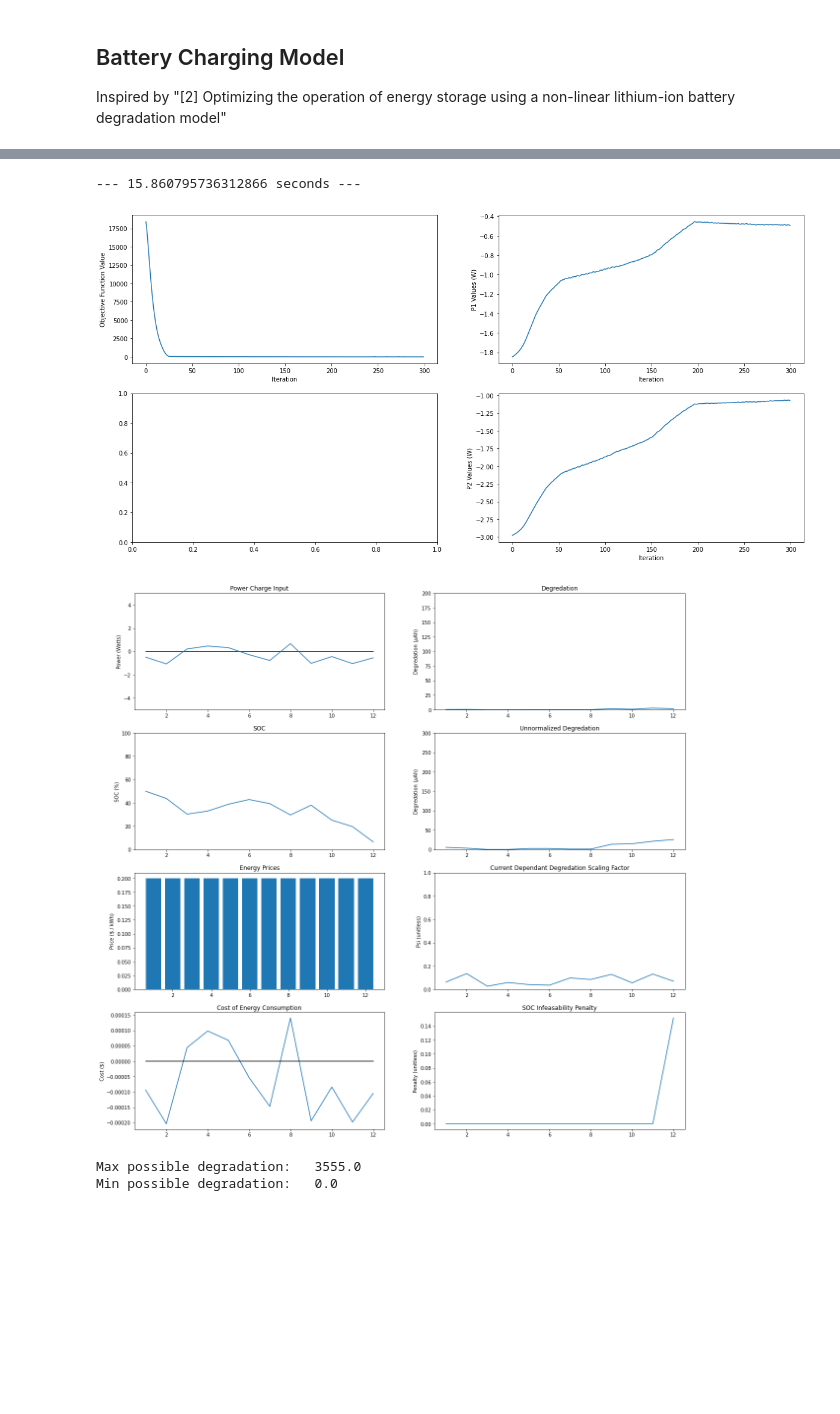
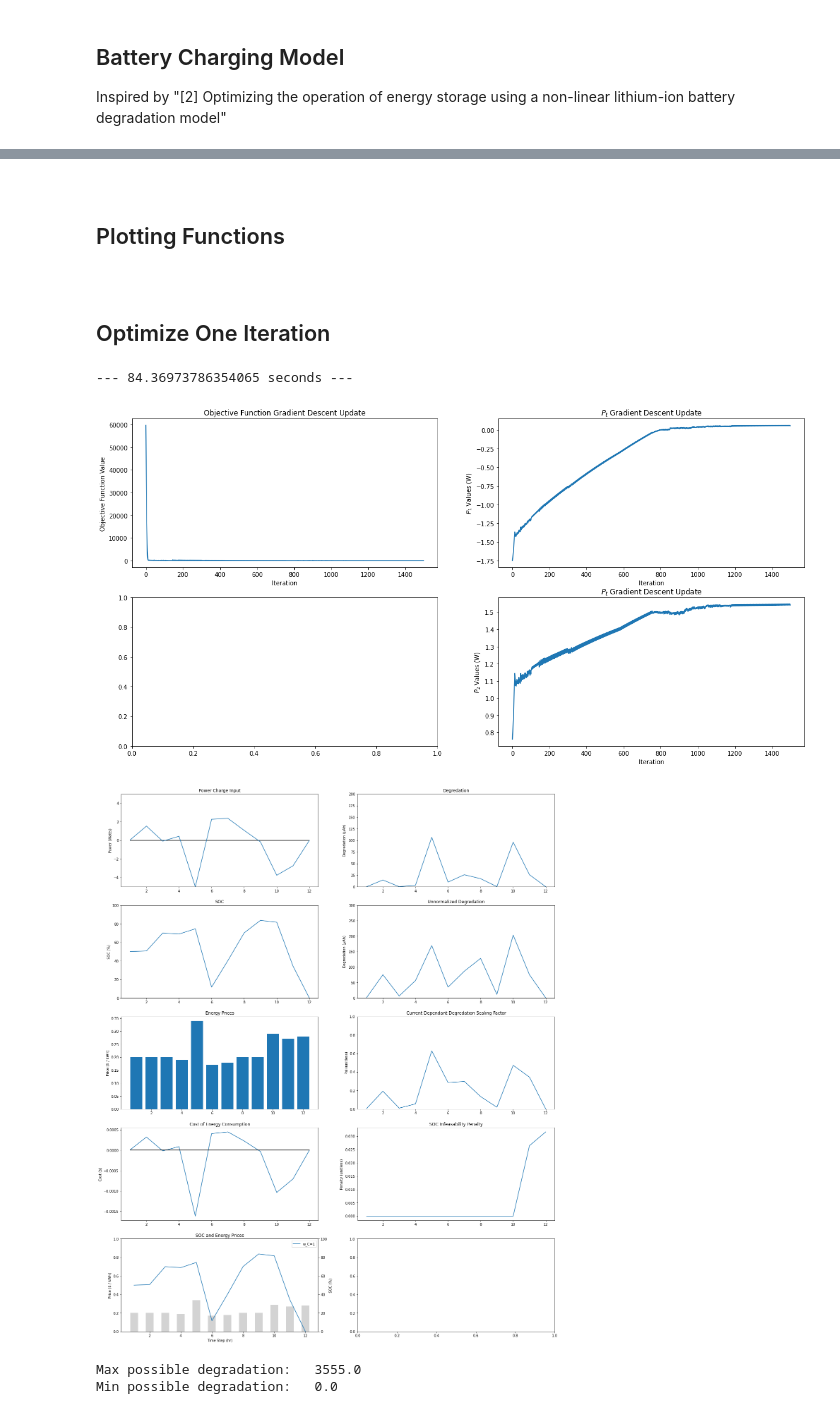
Before and after one commit to jacobazoulay/battery-optimization, a Jupyter notebook: notebooks/Model_Optimization.ipynb, the cells around one changed output, grey strips where cells are left out. Drawn from its saved outputs; the diff is of its cells as text; code cells hidden in the pictures; blank space fills up the shorter version.

Commit message:
Finalized plotting functions and ran more tests

```diff
--- a/notebooks/Model_Optimization.ipynb
+++ b/notebooks/Model_Optimization.ipynb
@@ -180,6 +197,13 @@ class Cost():
         self.eta = .95                   # [Constant] Initial guess at inefficiency constant
         self.deltaT = 1                  # [Hours] Duration of trading interval
         self.prices = 0.20 * np.ones(t)  # [Dollars / kWh] prices of electricity over discrete time intervals
+        self.prices[3] = 0.19
+        self.prices[4] = 0.34
+        self.prices[5] = 0.17
+        self.prices[6] = 0.18
+        self.prices[9] = 0.29
+        self.prices[10] = 0.27
+        self.prices[11] = 0.28
         self.c_ts = []
 
     def calc(self, P):
@@ -255,6 +287,10 @@ def optimize(lr, n_iter, w_C, rho, rho_SOC, beta, lr_decay, trials=1):
             best_P = P
             best_train_cache = grads, losses, Ps
     return best_P, best_train_cache
+# %% [markdown]
+<br>
+
+## Plotting Functions
 # %%
 def plotLoss(train_cache):
     grads, losses, Ps = train_cache
@@ -319,35 +370,39 @@ def plotCache(cache):
-# %%
-t = 12
-w_C = 0.5
-SOC_0 = 50.0
-lr = 0.005 * t**0.5
-rho = 5000.0
-rho_SOC = 50.0
-beta = 0.5
-lr_decay = 0.999
-n_iter = 300
-trials = 1
-
-cost = Cost(t)
-bat = Battery()
-
-start_time = time.time()
-
-final_P, train_cache = optimize(lr, n_iter, w_C, rho, rho_SOC, beta, lr_decay, trials)
-final_f, cache = objective(final_P, SOC_0=SOC_0, w_C=w_C, rho=rho, rho_SOC=rho_SOC, verbose=True)
-
-# train_cache = grads, losses, Ps
-# cache = P, SOC_ts, d_ts, d_t1cs, psi_ts, SOC_penalties, prices, c_ts, w_C
-
-print("--- %s seconds ---" % (time.time() - start_time))
-
-
-plotLoss(train_cache)
-plotCache(cache)
-# %% [output]
---- 15.860795736312866 seconds ---
-[figure, removed]
-[figure, removed]
+# %% [markdown]
+<br>
+
+## Optimize One Iteration
+# %%
+t = 12
+w_C = 1
+SOC_0 = 50.0
+lr = 0.02 * t**0.5
+rho = 5000.0
+rho_SOC = 50.0
+beta = 0.5
+lr_decay = 0.999
+n_iter = 1500
+trials = 1
+
+cost = Cost(t)
+bat = Battery()
+
+start_time = time.time()
+
+final_P, train_cache = optimize(lr, n_iter, w_C, rho, rho_SOC, beta, lr_decay, trials)
+final_f, cache = objective(final_P, SOC_0=SOC_0, w_C=w_C, rho=rho, rho_SOC=rho_SOC, verbose=True)
+
+# train_cache = grads, losses, Ps
+# cache = P, SOC_ts, d_ts, d_t1cs, psi_ts, SOC_penalties, prices, c_ts, w_C
+
+print("--- %s seconds ---" % (time.time() - start_time))
+
+
+plotLoss(train_cache)
+plotCache(cache)
+# %% [output]
+--- 84.36973786354065 seconds ---
+[figure, added]
+[figure, added]
 # %%
 # Max and min degradation assuming worst and best cases (assuming t=12)
 print('Max possible degradation:  ', 3555.0)
```
Also changed, not shown: parts of 28 cells of this notebook, 10 other files.
